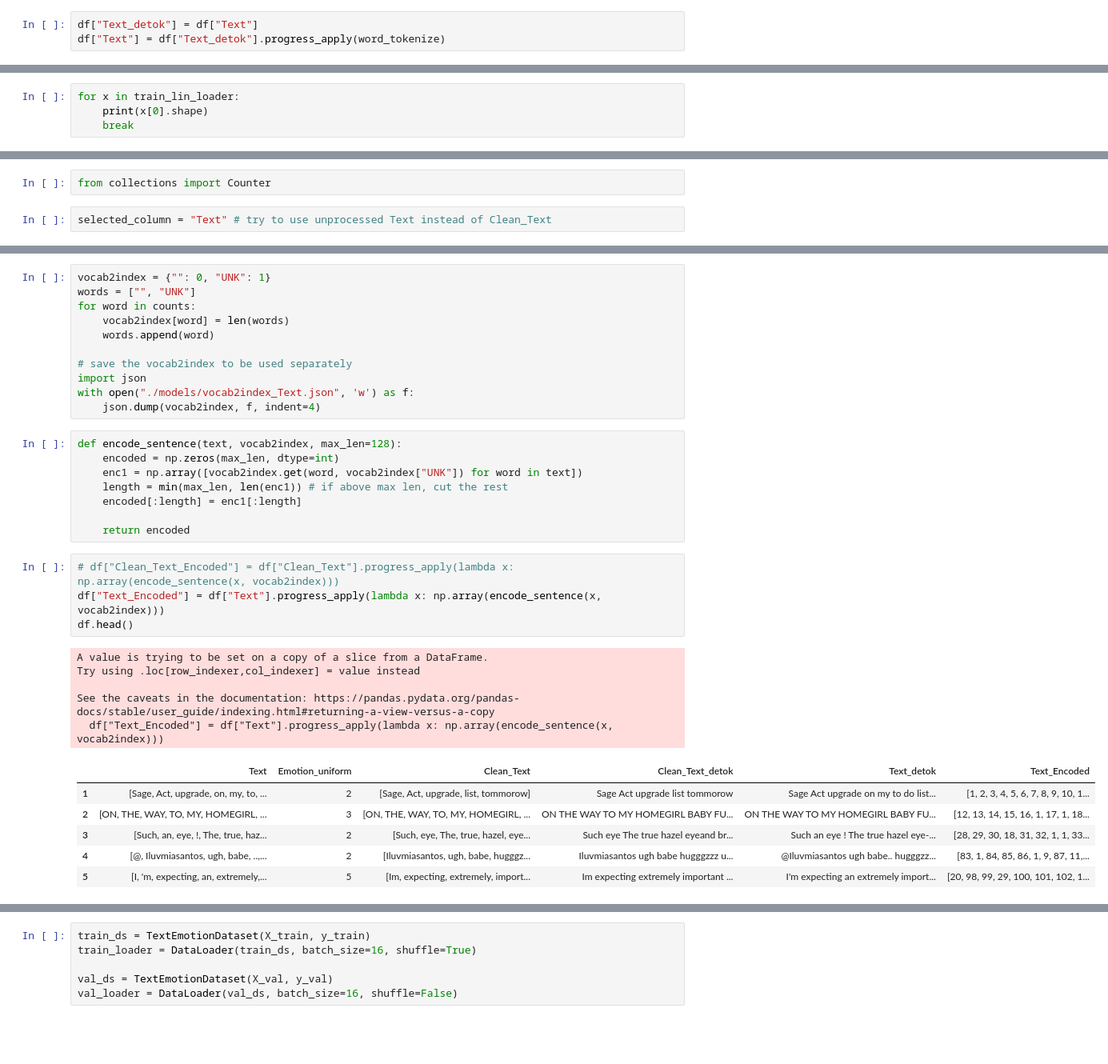
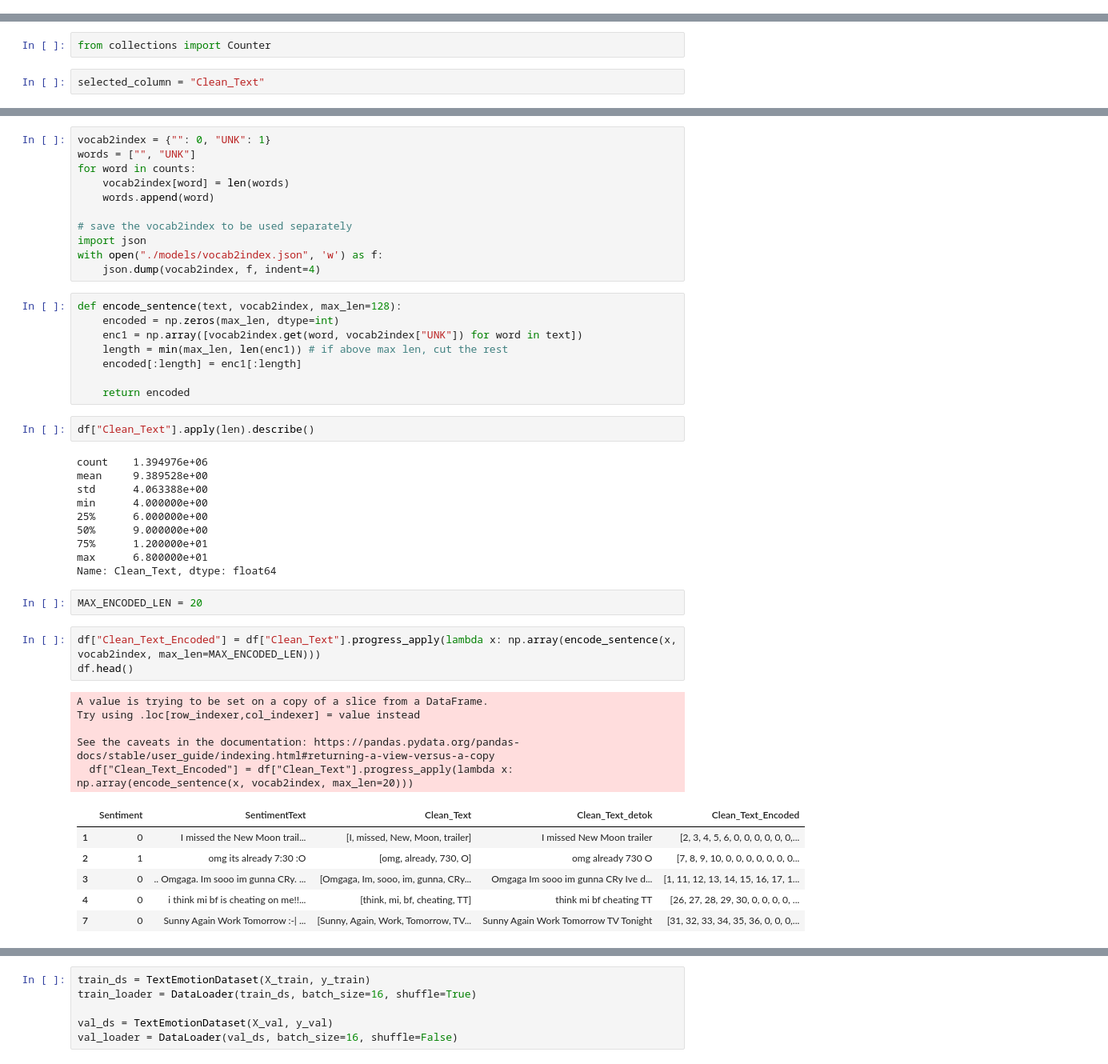
Before and after one commit to Mingtaros/Emotion_Classifier_from_Speech_Text, a Jupyter notebook: Emotion Text Classifier.ipynb, the cells around one changed output, grey strips where cells are left out. Shown: that part at 80% size. Cells and saved outputs as stored; diff of their text form; blank space fills up the shorter version.

```diff
--- a/Emotion Text Classifier.ipynb
+++ b/Emotion Text Classifier.ipynb
@@ -163,3 +150,0 @@ df.head()
-# %%
-df["Text_detok"] = df["Text"]
-df["Text"] = df["Text_detok"].progress_apply(word_tokenize)
@@ -365,4 +288,0 @@ val_lin_loader = DataLoader(val_lin_ds, batch_size=16, shuffle=False)
-# %%
-for x in train_lin_loader:
-    print(x[0].shape)
-    break
@@ -522,7 +296,7 @@ start with the dataset first
 # %%
 from collections import Counter
 # %%
-selected_column = "Text" # try to use unprocessed Text instead of Clean_Text
+selected_column = "Clean_Text"
 # %%
 # from clean text column, convert to vocab id
 counts = Counter()
@@ -549,7 +323,7 @@ for word in counts:
 
 # save the vocab2index to be used separately
 import json
-with open("./models/vocab2index_Text.json", 'w') as f:
+with open("./models/vocab2index.json", 'w') as f:
     json.dump(vocab2index, f, indent=4)
 # %%
 def encode_sentence(text, vocab2index, max_len=128):
@@ -559,21 +333,34 @@ def encode_sentence(text, vocab2index, max_len=128):
     encoded[:length] = enc1[:length]
 
     return encoded
+# %%
+df["Clean_Text"].apply(len).describe()
+# %% [output]
+count    1.394976e+06
+mean     9.389528e+00
+std      4.063388e+00
+min      4.000000e+00
+25%      6.000000e+00
+50%      9.000000e+00
+75%      1.200000e+01
+max      6.800000e+01
+Name: Clean_Text, dtype: float64
+# %%
+MAX_ENCODED_LEN = 20
 # %%
-# df["Clean_Text_Encoded"] = df["Clean_Text"].progress_apply(lambda x: np.array(encode_sentence(x, vocab2index)))
-df["Text_Encoded"] = df["Text"].progress_apply(lambda x: np.array(encode_sentence(x, vocab2index)))
+df["Clean_Text_Encoded"] = df["Clean_Text"].progress_apply(lambda x: np.array(encode_sentence(x, vocab2index, max_len=MAX_ENCODED_LEN)))
 df.head()
 # %% [output]
 A value is trying to be set on a copy of a slice from a DataFrame.
 Try using .loc[row_indexer,col_indexer] = value instead
 
 See the caveats in the documentation: https://pandas.pydata.org/pandas-docs/stable/user_guide/indexing.html#returning-a-view-versus-a-copy
-  df["Text_Encoded"] = df["Text"].progress_apply(lambda x: np.array(encode_sentence(x, vocab2index)))
+  df["Clean_Text_Encoded"] = df["Clean_Text"].progress_apply(lambda x: np.array(encode_sentence(x, vocab2index, max_len=20)))
-|  | Text | Emotion_uniform | Clean_Text | Clean_Text_detok | Text_detok | Text_Encoded |
-| 1 | [Sage, Act, upgrade, on, my, to, ... | 2 | [Sage, Act, upgrade, list, tommorow] | Sage Act upgrade list tommorow | Sage Act upgrade on my to do list... | [1, 2, 3, 4, 5, 6, 7, 8, 9, 10, 1... |
-| 2 | [ON, THE, WAY, TO, MY, HOMEGIRL, ... | 3 | [ON, THE, WAY, TO, MY, HOMEGIRL, ... | ON THE WAY TO MY HOMEGIRL BABY FU... | ON THE WAY TO MY HOMEGIRL BABY FU... | [12, 13, 14, 15, 16, 1, 17, 1, 18... |
-| 3 | [Such, an, eye, !, The, true, haz... | 2 | [Such, eye, The, true, hazel, eye... | Such eye The true hazel eyeand br... | Such an eye ! The true hazel eye-... | [28, 29, 30, 18, 31, 32, 1, 1, 33... |
-| 4 | [@, Iluvmiasantos, ugh, babe, ..,... | 2 | [Iluvmiasantos, ugh, babe, hugggz... | Iluvmiasantos ugh babe hugggzzz u... | @Iluvmiasantos ugh babe.. hugggzz... | [83, 1, 84, 85, 86, 1, 9, 87, 11,... |
-| 5 | [I, 'm, expecting, an, extremely,... | 5 | [Im, expecting, extremely, import... | Im expecting extremely important ... | I'm expecting an extremely import... | [20, 98, 99, 29, 100, 101, 102, 1... |
+|  | Sentiment | SentimentText | Clean_Text | Clean_Text_detok | Clean_Text_Encoded |
+| 1 | 0 | I missed the New Moon trail... | [I, missed, New, Moon, trailer] | I missed New Moon trailer | [2, 3, 4, 5, 6, 0, 0, 0, 0, 0, 0,... |
+| 2 | 1 | omg its already 7:30 :O | [omg, already, 730, O] | omg already 730 O | [7, 8, 9, 10, 0, 0, 0, 0, 0, 0, 0... |
+| 3 | 0 | .. Omgaga. Im sooo im gunna CRy. ... | [Omgaga, Im, sooo, im, gunna, CRy... | Omgaga Im sooo im gunna CRy Ive d... | [1, 11, 12, 13, 14, 15, 16, 17, 1... |
+| 4 | 0 | i think mi bf is cheating on me!!... | [think, mi, bf, cheating, TT] | think mi bf cheating TT | [26, 27, 28, 29, 30, 0, 0, 0, 0, ... |
+| 7 | 0 | Sunny Again Work Tomorrow :-| ... | [Sunny, Again, Work, Tomorrow, TV... | Sunny Again Work Tomorrow TV Tonight | [31, 32, 33, 34, 35, 36, 0, 0, 0,... |
 # %%
 # X_train, X_val, y_train, y_val = train_test_split(df["Clean_Text_Encoded"], y, random_state=3407, test_size=0.2, stratify=y)
```
Also changed, not shown: parts of 123 cells of this notebook, 2 other files.
